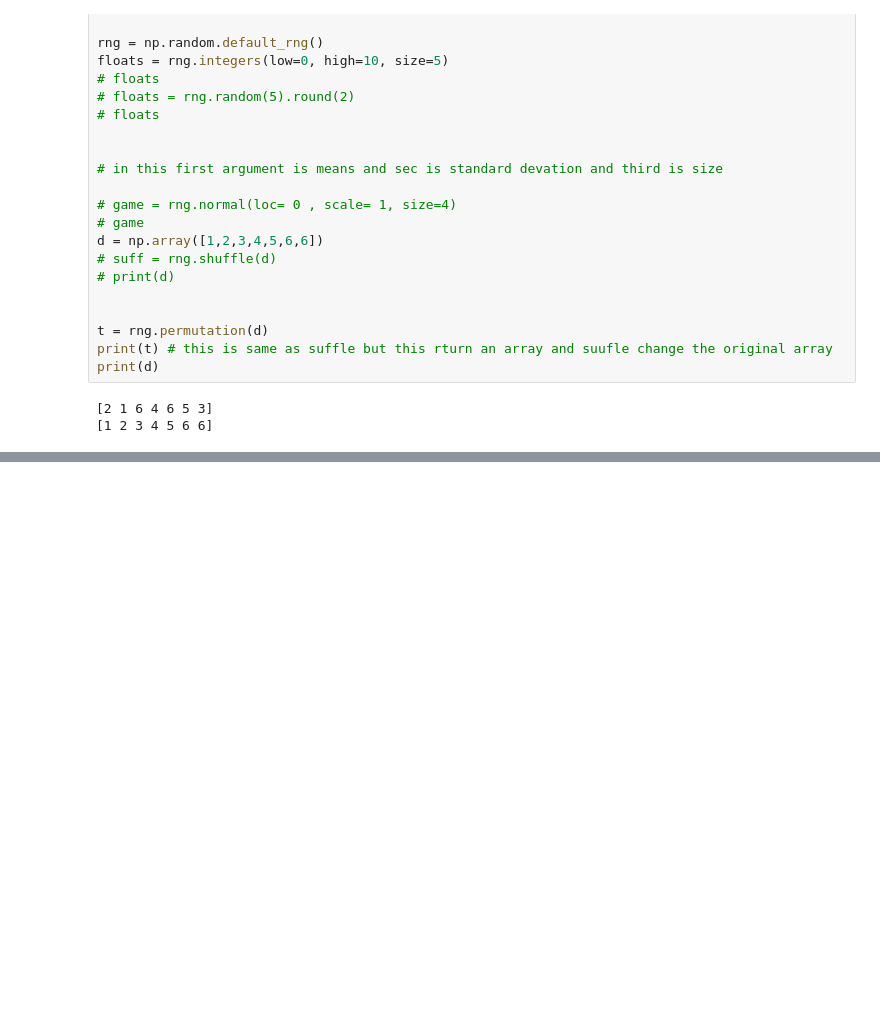
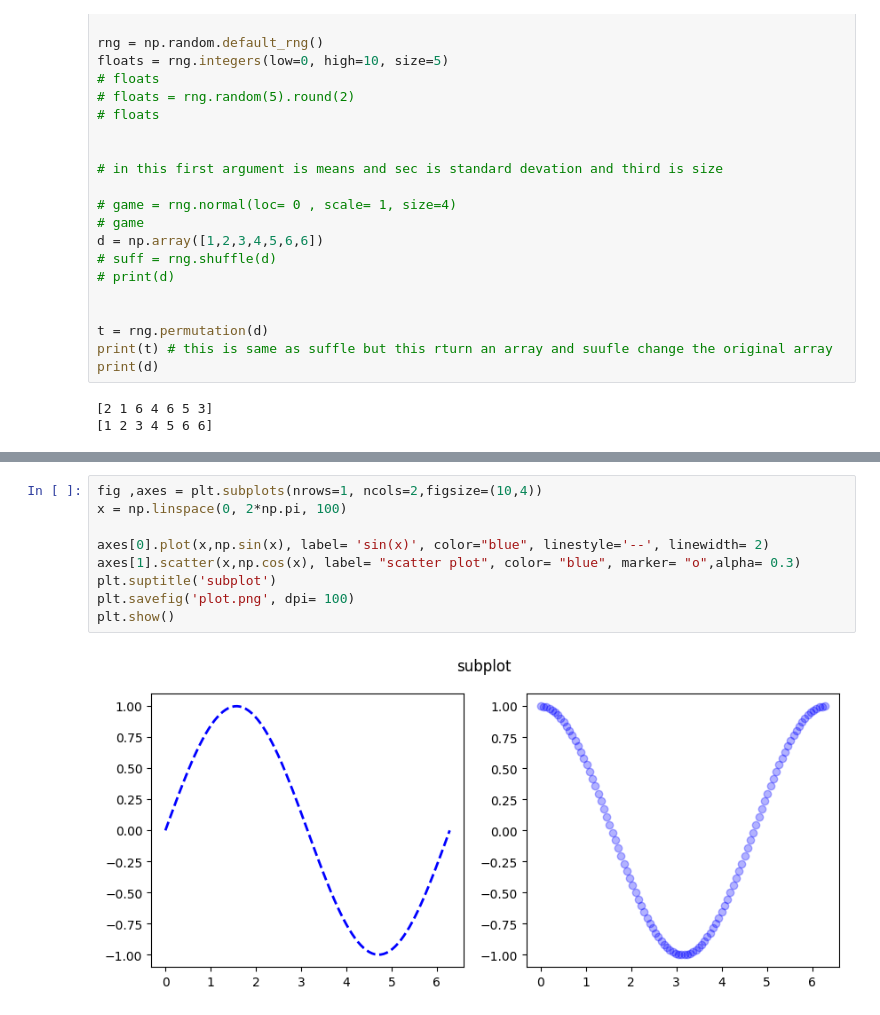
Before and after one commit to YashuSingh005/do-it-yawrrr, a Jupyter notebook: Untitled0.ipynb, the cells around one changed output, grey strips where cells are left out. Saved outputs shown, nothing was run; the diff lists cells and outputs as text; blank space fills up the shorter version.

```diff
--- a/Untitled0.ipynb
+++ b/Untitled0.ipynb
@@ -230,0 +290,11 @@ print(d)
+# %%
+fig ,axes = plt.subplots(nrows=1, ncols=2,figsize=(10,4))
+x = np.linspace(0, 2*np.pi, 100)
+
+axes[0].plot(x,np.sin(x), label= 'sin(x)', color="blue", linestyle='--', linewidth= 2)
+axes[1].scatter(x,np.cos(x), label= "scatter plot", color= "blue", marker= "o",alpha= 0.3)
+plt.suptitle('subplot')
+plt.savefig('plot.png', dpi= 100)
+plt.show()
+# %% [output]
+[figure, added]
```
Also changed, not shown: parts of 6 cells of this notebook.
